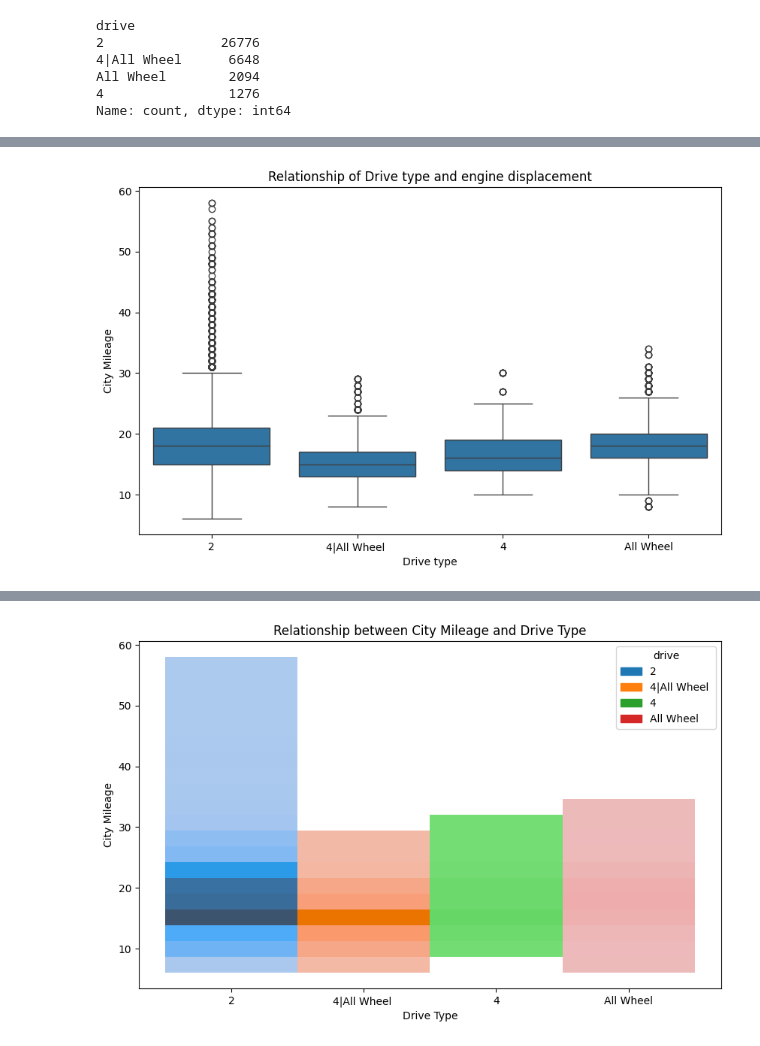
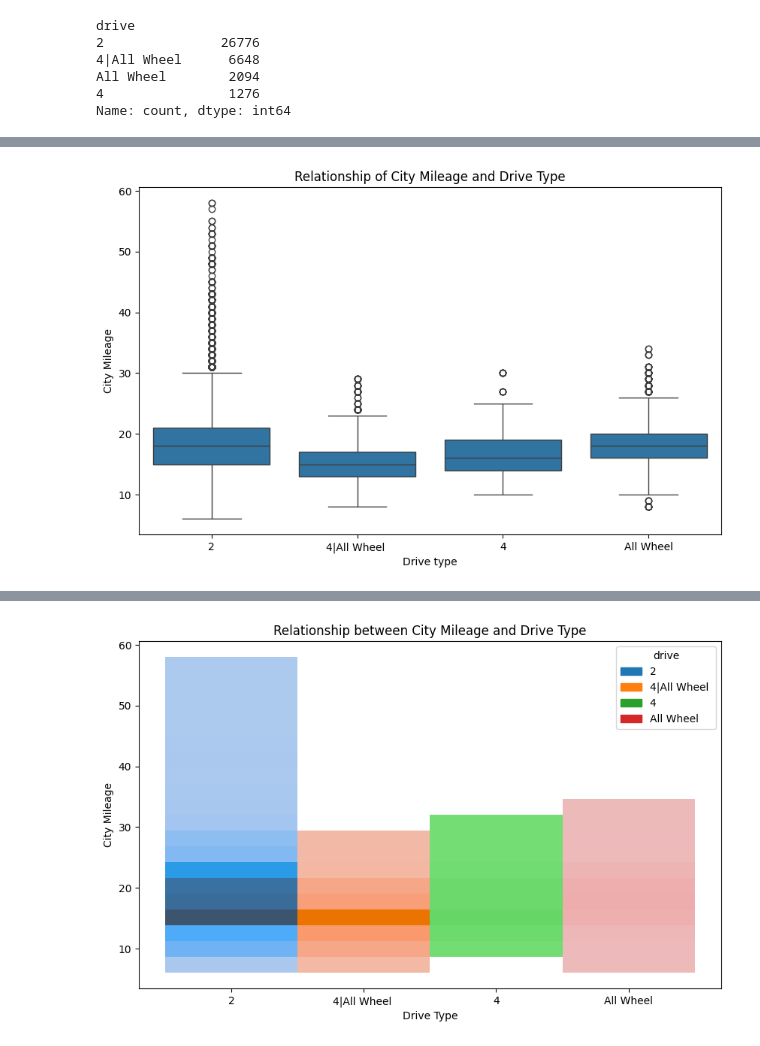
Before and after one commit to awol380/Machine-Learning-2410-Assignment, a Jupyter notebook: Phase_1.ipynb, the cells around one changed output, grey strips where cells are left out. Saved outputs shown, nothing was run; the diff lists cells and outputs as text; code cells hidden in the pictures.

```diff
--- a/Phase_1.ipynb
+++ b/Phase_1.ipynb
@@ -445,13 +435,13 @@ data['highwaympg_log'] = np.log(data['highway_mpg_ft1'])
 # %%
 import seaborn as sns
 import matplotlib.pyplot as plt
 
 #Creating box plot to compare relationship between engine displacement and drive type.
 plt.figure(figsize=(10,6))
 sns.boxplot(x='drive', y='city_mpg_ft1', data=data)
 plt.xlabel('Drive type')
 plt.ylabel('City Mileage')
-plt.title("Relationship of Drive type and engine displacement")
+plt.title("Relationship of City Mileage and Drive Type")
 plt.show()
 # %% [output]
-[figure, old version]
+[figure, new version]
```
Also changed, not shown: parts of 10 cells of this notebook.
